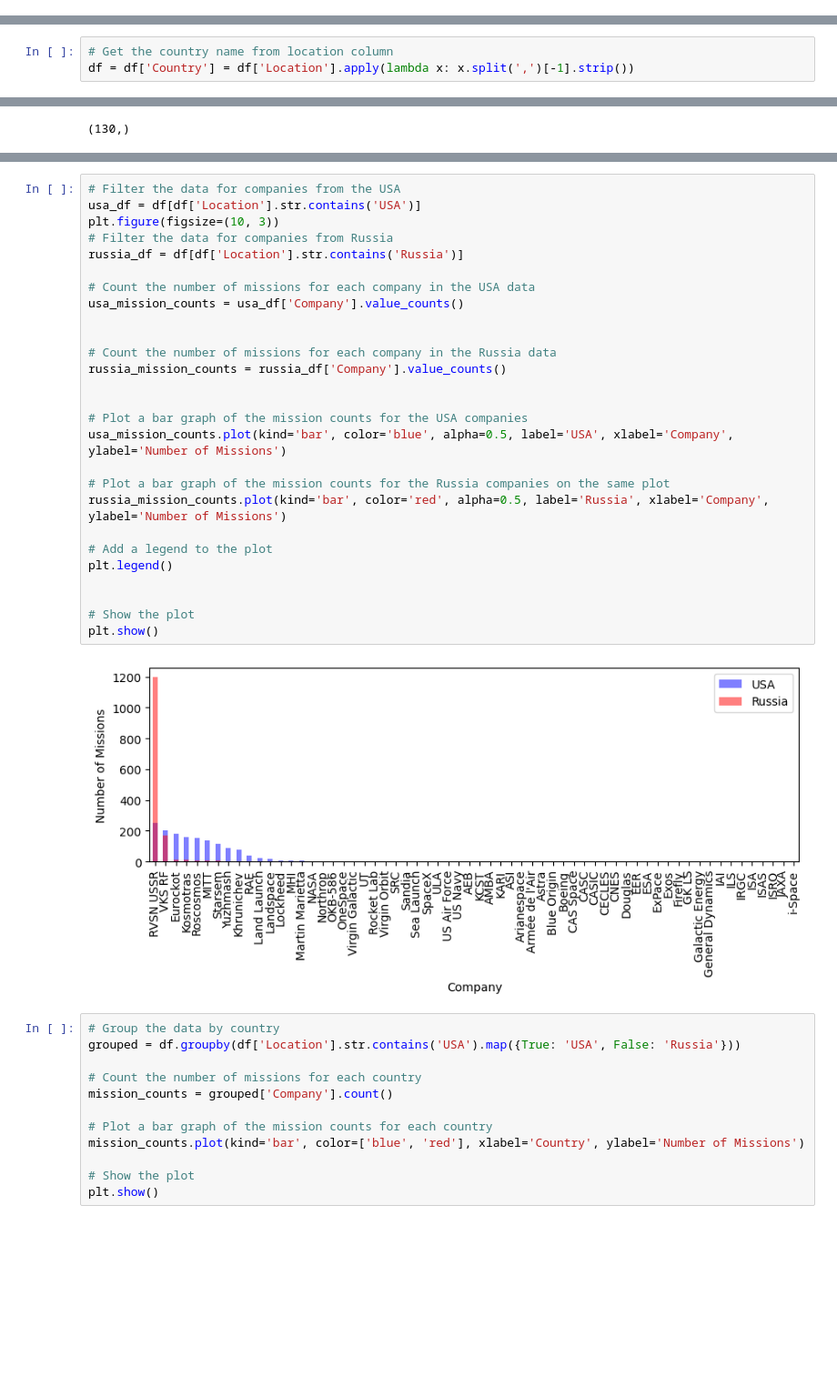
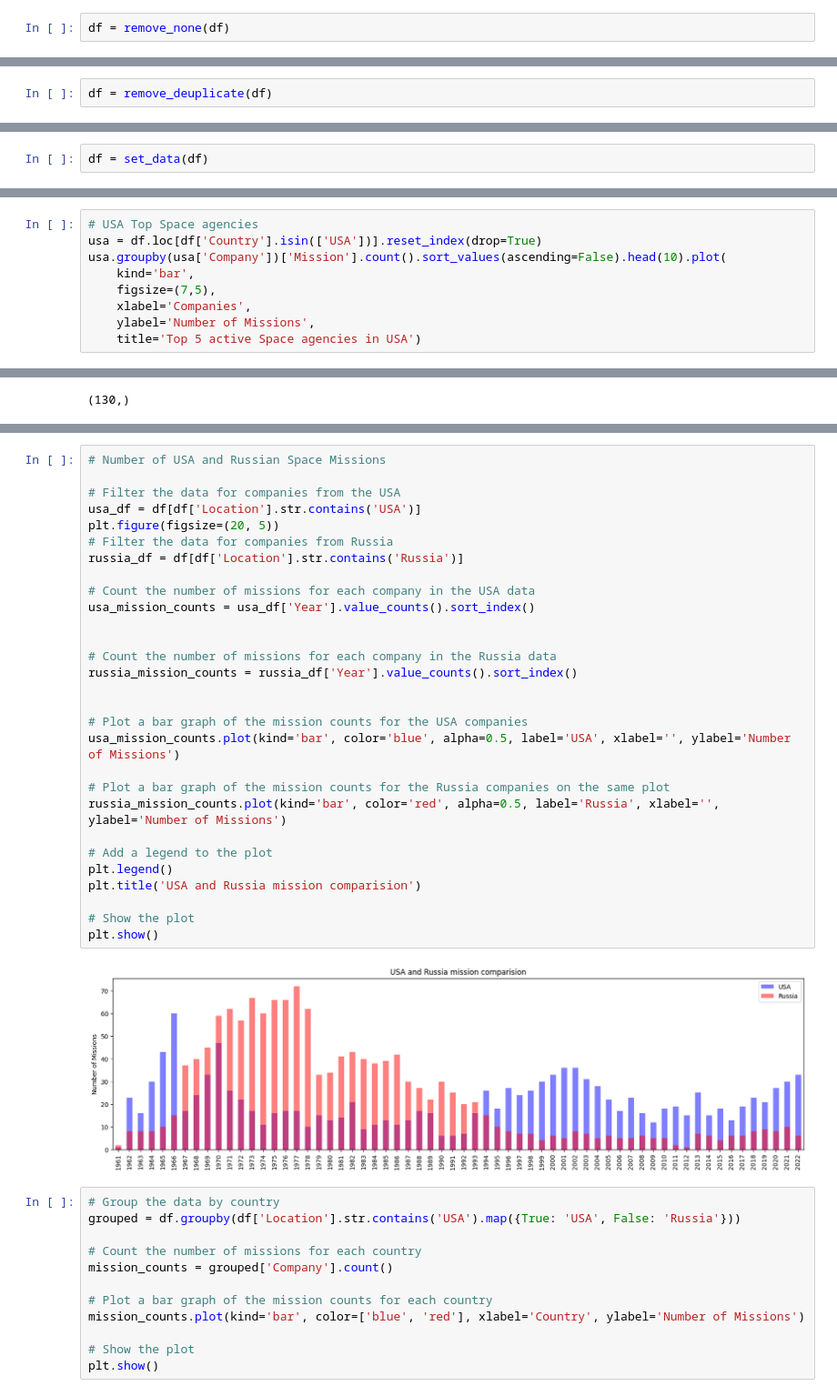
Before and after one commit to Rkhan77/Rkhan77.github.io, a Jupyter notebook: 1957-2022 Space Missions.ipynb, the cells around one changed output, grey strips where cells are left out. Shown: that part at 91% size. Saved outputs shown, nothing was run; the diff lists cells and outputs as text; blank space fills up the shorter version.

```diff
--- a/1957-2022 Space Missions.ipynb
+++ b/1957-2022 Space Missions.ipynb
@@ -143,0 +77,2 @@ dtype: int64
+# %%
+df = remove_none(df)
@@ -143,0 +99,2 @@ dtype: int64
+# %%
+df = remove_deuplicate(df)
@@ -143,0 +109,2 @@ dtype: int64
+# %%
+df = set_data(df)
@@ -165,3 +152,9 @@ df.head(20)
 # %%
-# Get the country name from location column
-df = df['Country'] = df['Location'].apply(lambda x: x.split(',')[-1].strip())
+# USA Top Space agencies
+usa = df.loc[df['Country'].isin(['USA'])].reset_index(drop=True)
+usa.groupby(usa['Company'])['Mission'].count().sort_values(ascending=False).head(10).plot(
+    kind='bar',
+    figsize=(7,5),
+    xlabel='Companies',
+    ylabel='Number of Missions',
+    title='Top 5 active Space agencies in USA')
@@ -232,33 +265,35 @@ USA
 381 rows × 11 columns
 # %%
+# Number of USA and Russian Space Missions
+
 # Filter the data for companies from the USA
 usa_df = df[df['Location'].str.contains('USA')]
-plt.figure(figsize=(10, 3))
+plt.figure(figsize=(20, 5))
 # Filter the data for companies from Russia
 russia_df = df[df['Location'].str.contains('Russia')]
 
 # Count the number of missions for each company in the USA data
-usa_mission_counts = usa_df['Company'].value_counts()
+usa_mission_counts = usa_df['Year'].value_counts().sort_index()
 
 
 # Count the number of missions for each company in the Russia data
-russia_mission_counts = russia_df['Company'].value_counts()
+russia_mission_counts = russia_df['Year'].value_counts().sort_index()
 
 
 # Plot a bar graph of the mission counts for the USA companies
-usa_mission_counts.plot(kind='bar', color='blue', alpha=0.5, label='USA', xlabel='Company', ylabel='Number of Missions')
+usa_mission_counts.plot(kind='bar', color='blue', alpha=0.5, label='USA', xlabel='', ylabel='Number of Missions')
 
 # Plot a bar graph of the mission counts for the Russia companies on the same plot
-russia_mission_counts.plot(kind='bar', color='red', alpha=0.5, label='Russia', xlabel='Company', ylabel='Number of Missions')
+russia_mission_counts.plot(kind='bar', color='red', alpha=0.5, label='Russia', xlabel='', ylabel='Number of Missions')
 
 # Add a legend to the plot
 plt.legend()
-
+plt.title('USA and Russia mission comparision')
 
 # Show the plot
 plt.show()
 # %% [output]
-[figure, old version]
+[figure, new version]
 # %%
 # Group the data by country
 grouped = df.groupby(df['Location'].str.contains('USA').map({True: 'USA', False: 'Russia'}))
```
Also changed, not shown: parts of 41 cells of this notebook.
